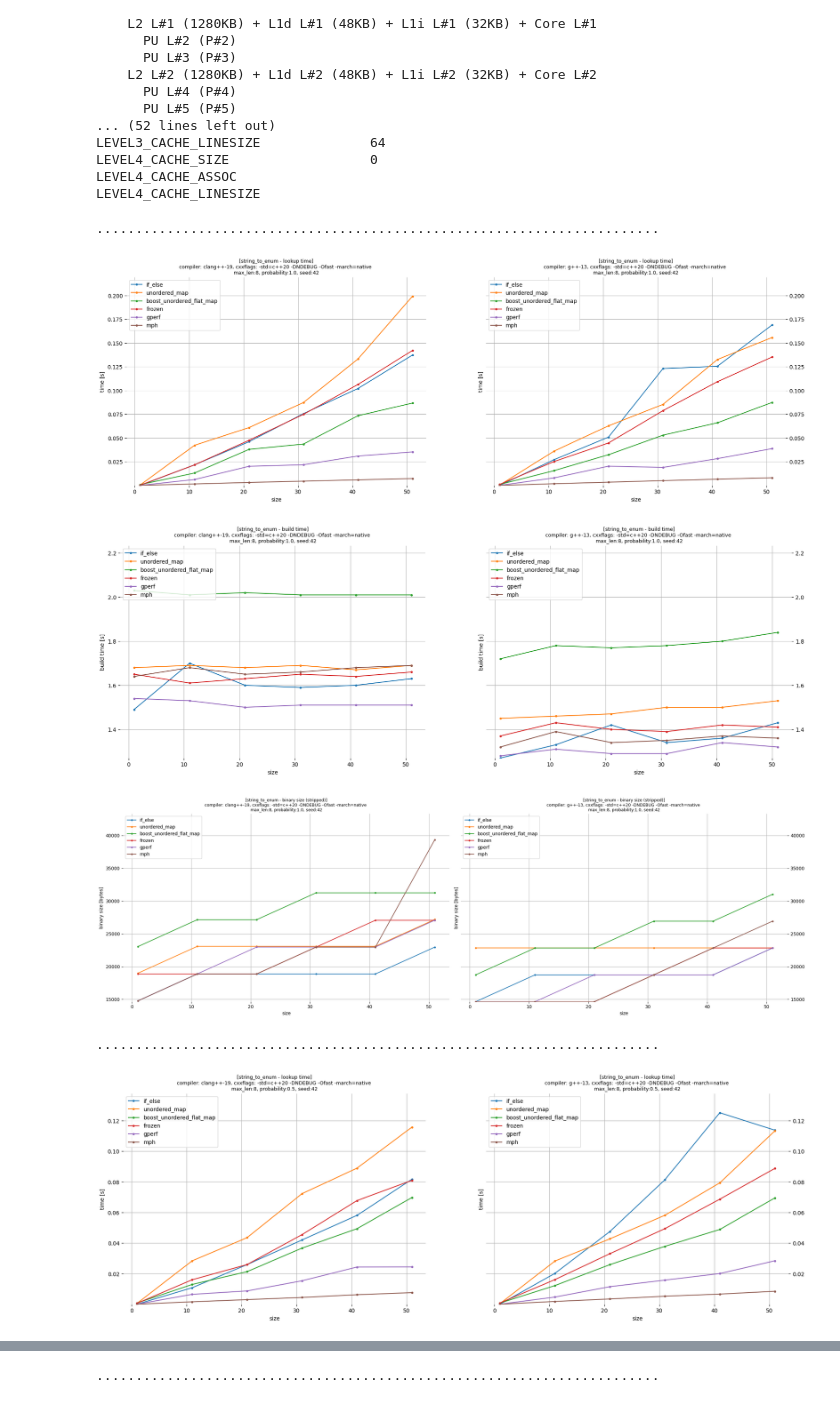
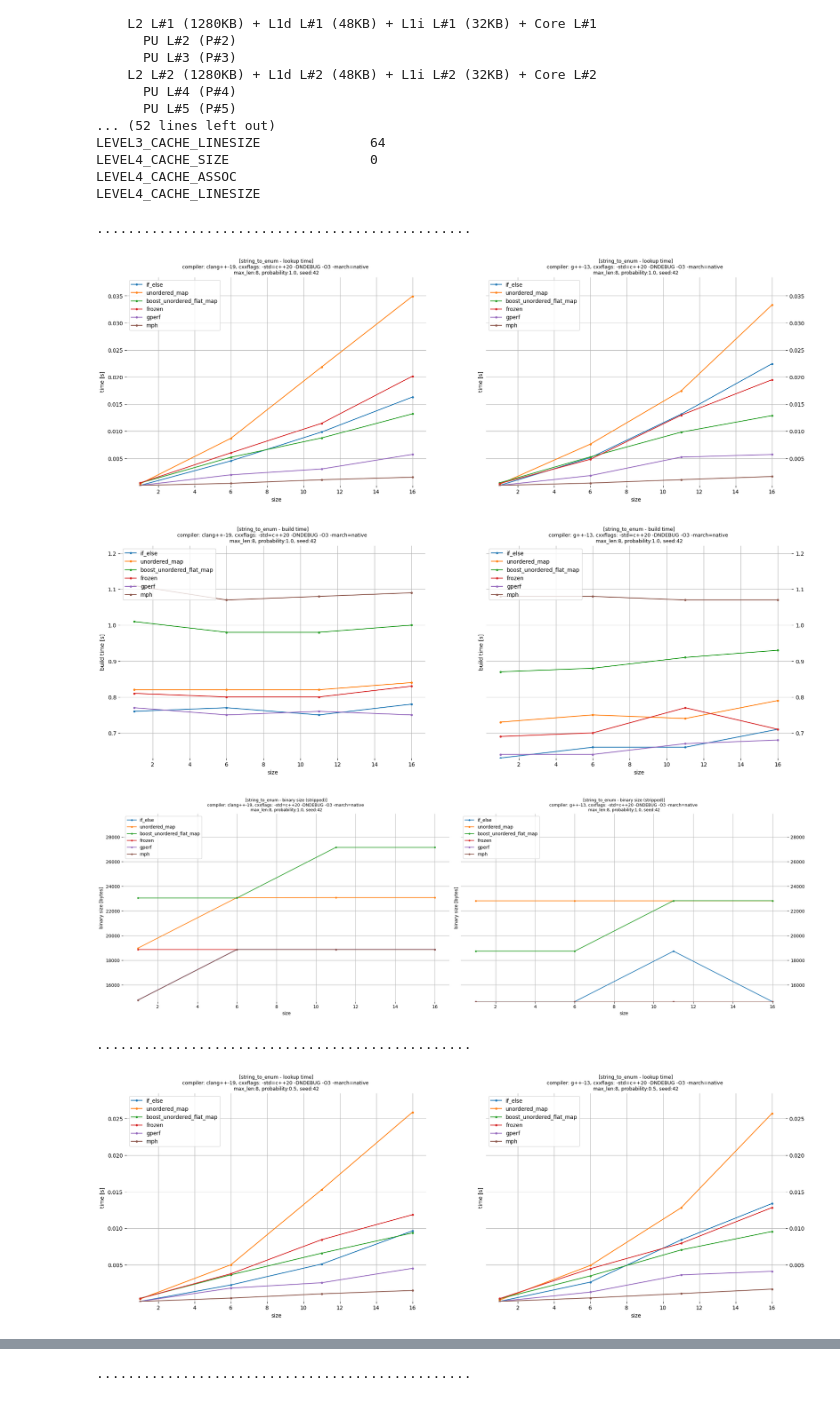
Before and after one commit to qlibs/mph, a Jupyter notebook: string_to_enum/benchmark.ipynb, the cells around one changed output, grey strips where cells are left out. Drawn from its saved outputs; the diff is of its cells as text; code cells hidden in the pictures.

Commit message:
benchmarks

```diff
--- a/string_to_enum/benchmark.ipynb
+++ b/string_to_enum/benchmark.ipynb
@@ -47,11 +47,11 @@ import os
 import numpy as np
 
 TMP='/dev/shm'
-CXXFLAGS='-std=c++20 -DNDEBUG -Ofast -march=native'
+CXXFLAGS='-std=c++20 -DNDEBUG -O3 -march=native'
 LDDFLAGS=''
 
 def buildit(name, compiler, target, size, max_len, probability, seed):
-    !rm -f {' '.join([f"{TMP}/{target}" for target in targets])}
+    !rm -f {TMP}/{target}
     CMD=f"CXX={compiler} CXXFLAGS=\"{CXXFLAGS}\" LDDFLAGS=\"{LDDFLAGS}\" SIZE={size} PROBABILITY={probability} SEED={seed} TMP={TMP} BENCHMARK={name} /usr/bin/time -f %e make -j -s {target}"
     time = !{CMD}
     assert _exit_code == 0
@@ -200,19 +200,19 @@ def benchmark(name, compilers, targets, sizes, combinations):
 # %%
 seed = 42
 
-benchmark('string_to_enum', ['clang++-19', 'g++-13'], ['if_else', 'unordered_map', 'boost_unordered_flat_map', 'frozen', 'gperf', 'mph'], sizes = range(1, 60, 10), combinations = [
+benchmark('string_to_enum', ['clang++-19', 'g++-13'], ['if_else', 'unordered_map', 'boost_unordered_flat_map', 'frozen', 'gperf', 'mph'], sizes = range(1, 20, 5), combinations = [
     {'max_len': 8, 'probability': 1.00, 'seed': seed},
     {'max_len': 8, 'probability': 0.50, 'seed': seed},
     {'max_len': 8, 'probability': 0.00, 'seed': seed},
 
     {'max_len': 15, 'probability': 1.00, 'seed': seed},
     {'max_len': 15, 'probability': 0.50, 'seed': seed},
     {'max_len': 15, 'probability': 0.00, 'seed': seed},
 ])
 # %% [output]
-........................................................................
+................................................
-[figure, old version]
+[figure, new version]
-[figure, old version]
+[figure, new version]
-[figure, old version]
+[figure, new version]
-........................................................................
+................................................
-[figure, old version]
+[figure, new version]
@@ -221 +221 @@ benchmark('string_to_enum', ['clang++-19', 'g++-13'], ['if_else', 'unordered_map
-........................................................................
+................................................
```
Also changed, not shown: parts of 1 cell of this notebook, 1 other file.
